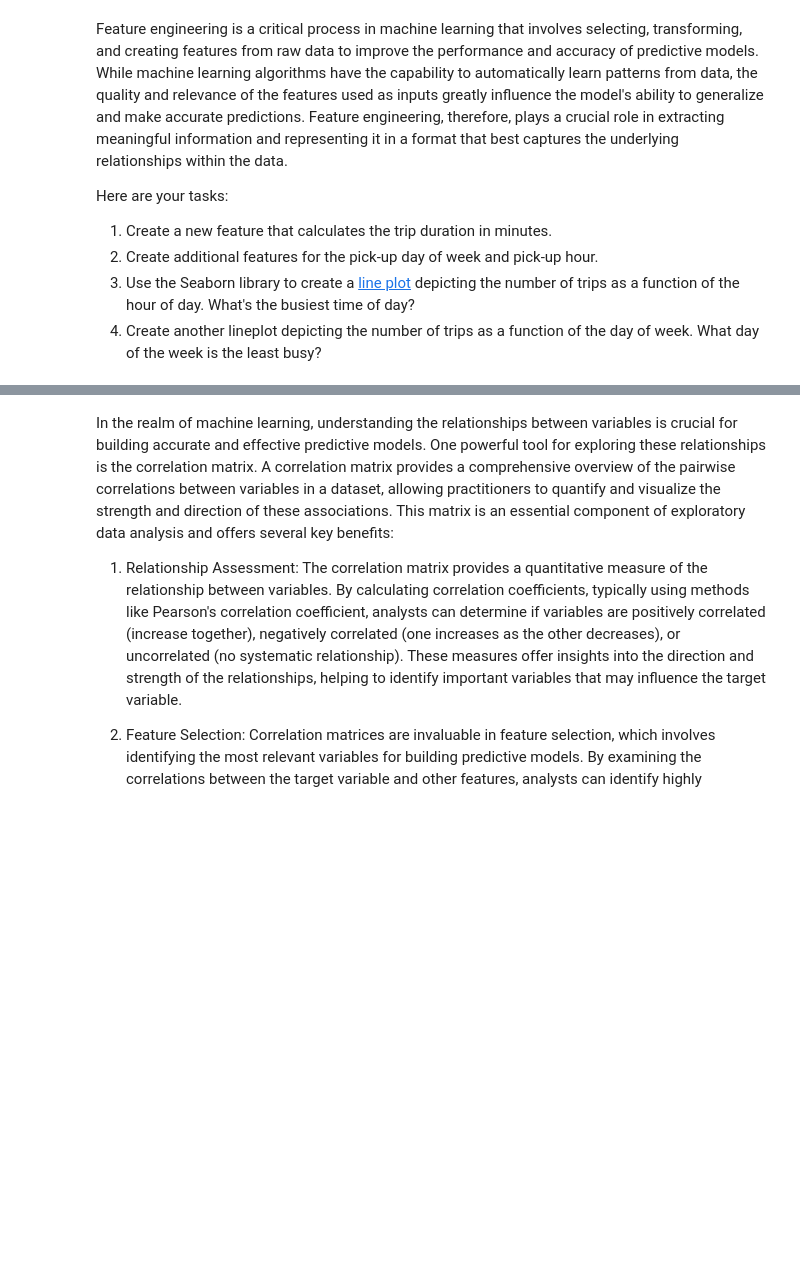
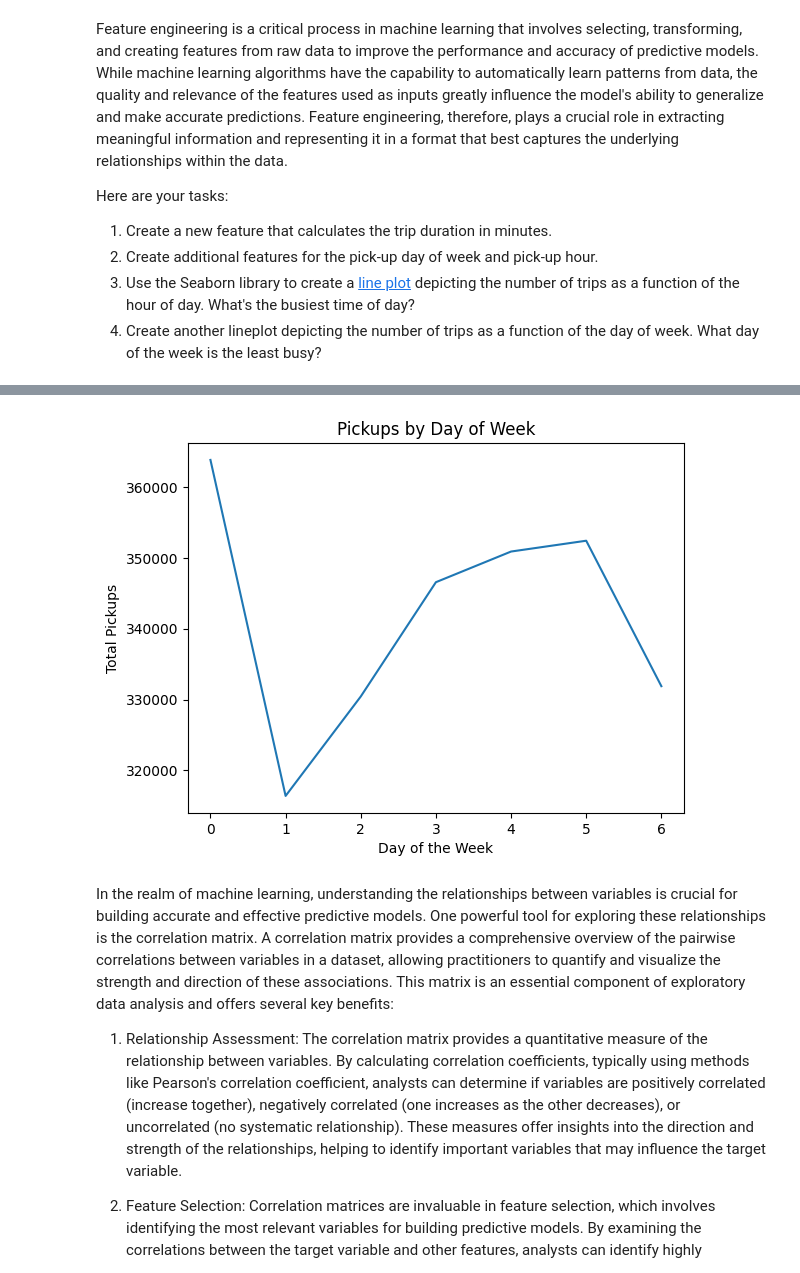
Before and after one commit to hydrodan/MLE_MiniProjects, a Jupyter notebook: Student_MLE_MiniProject_EDA.ipynb, the cells around one changed output, grey strips where cells are left out. Cells and saved outputs as stored; diff of their text form; code cells hidden in the pictures; blank space fills up the shorter version.

```diff
--- a/Student_MLE_MiniProject_EDA.ipynb
+++ b/Student_MLE_MiniProject_EDA.ipynb
@@ -103,5 +193,13 @@ Here are your tasks:
 # %%
 # Create a lineplot displaying the number of trips by pickup day
+pickup_dow_count = tripdata.groupby('pickup_dow')['VendorID'].count()
+_= pickup_dow_count.plot()
+plt.xlabel("Day of the Week")
+plt.ylabel("Total Pickups")
+plt.title("Pickups by Day of Week")
+plt.show()
+# %% [output]
+[figure, added]
 # %% [markdown]
 In the realm of machine learning, understanding the relationships between variables is crucial for building accurate and effective predictive models. One powerful tool for exploring these relationships is the correlation matrix. A correlation matrix provides a comprehensive overview of the pairwise correlations between variables in a dataset, allowing practitioners to quantify and visualize the strength and direction of these associations. This matrix is an essential component of exploratory data analysis and offers several key benefits:
 
```
Also changed, not shown: parts of 13 cells of this notebook.
